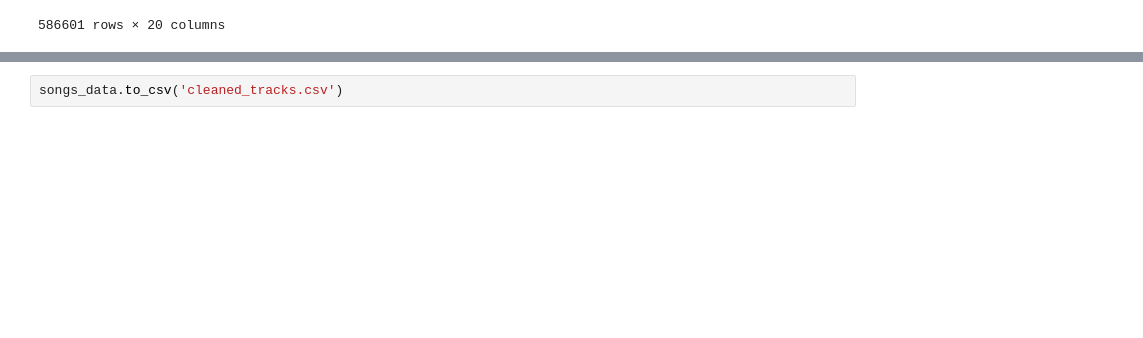
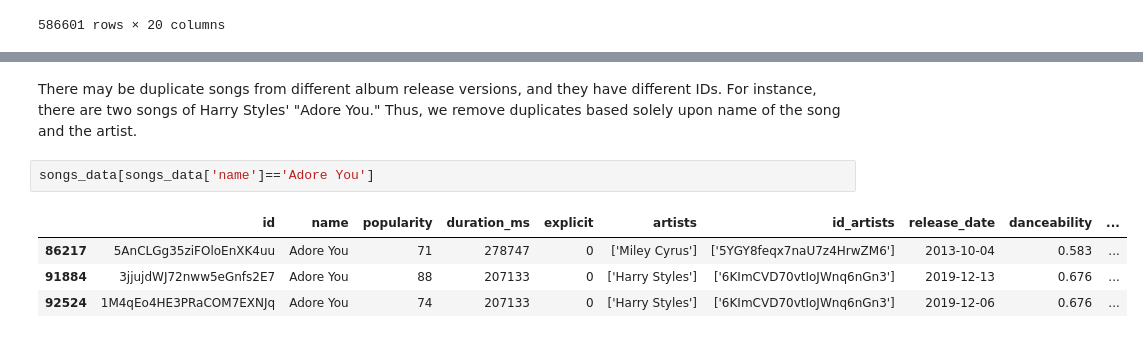
Before and after one commit to apalmm/contemporary-songs, a Jupyter notebook: recommendation_models.ipynb, the cells around one changed output, grey strips where cells are left out. Saved outputs shown, nothing was run; the diff lists cells and outputs as text; blank space fills up the shorter version.

```diff
--- a/recommendation_models.ipynb
+++ b/recommendation_models.ipynb
@@ -98,2 +91,9 @@ songs_data
-# %%
-songs_data.to_csv('cleaned_tracks.csv')
+# %% [markdown]
+There may be duplicate songs from different album release versions, and they have different IDs. For instance, there are two songs of Harry Styles' "Adore You." Thus, we remove duplicates based solely upon name of the song and the artist.
+# %%
+songs_data[songs_data['name']=='Adore You']
+# %% [output]
+|  | id | name | popularity | duration_ms | explicit | artists | id_artists | release_date | danceability | ... |
+| 86217 | 5AnCLGg35ziFOloEnXK4uu | Adore You | 71 | 278747 | 0 | ['Miley Cyrus'] | ['5YGY8feqx7naU7z4HrwZM6'] | 2013-10-04 | 0.583 | ... |
+| 91884 | 3jjujdWJ72nww5eGnfs2E7 | Adore You | 88 | 207133 | 0 | ['Harry Styles'] | ['6KImCVD70vtIoJWnq6nGn3'] | 2019-12-13 | 0.676 | ... |
+| 92524 | 1M4qEo4HE3PRaCOM7EXNJq | Adore You | 74 | 207133 | 0 | ['Harry Styles'] | ['6KImCVD70vtIoJWnq6nGn3'] | 2019-12-06 | 0.676 | ... |
```
Also changed, not shown: parts of 15 cells of this notebook.
